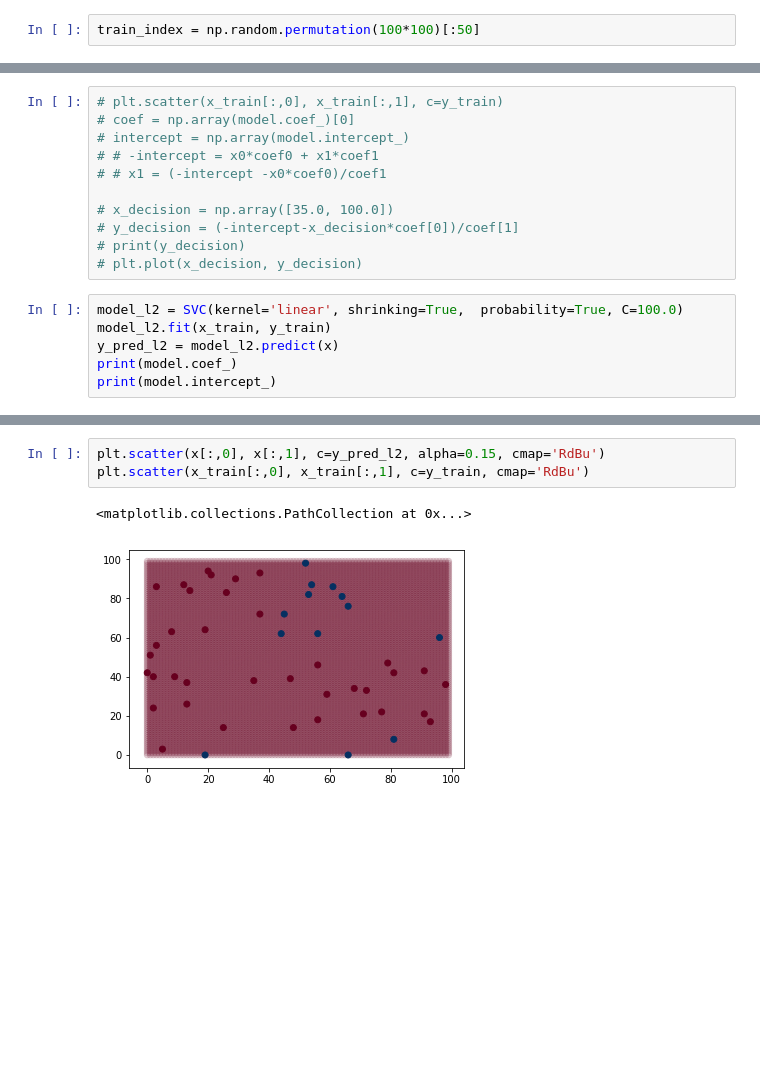
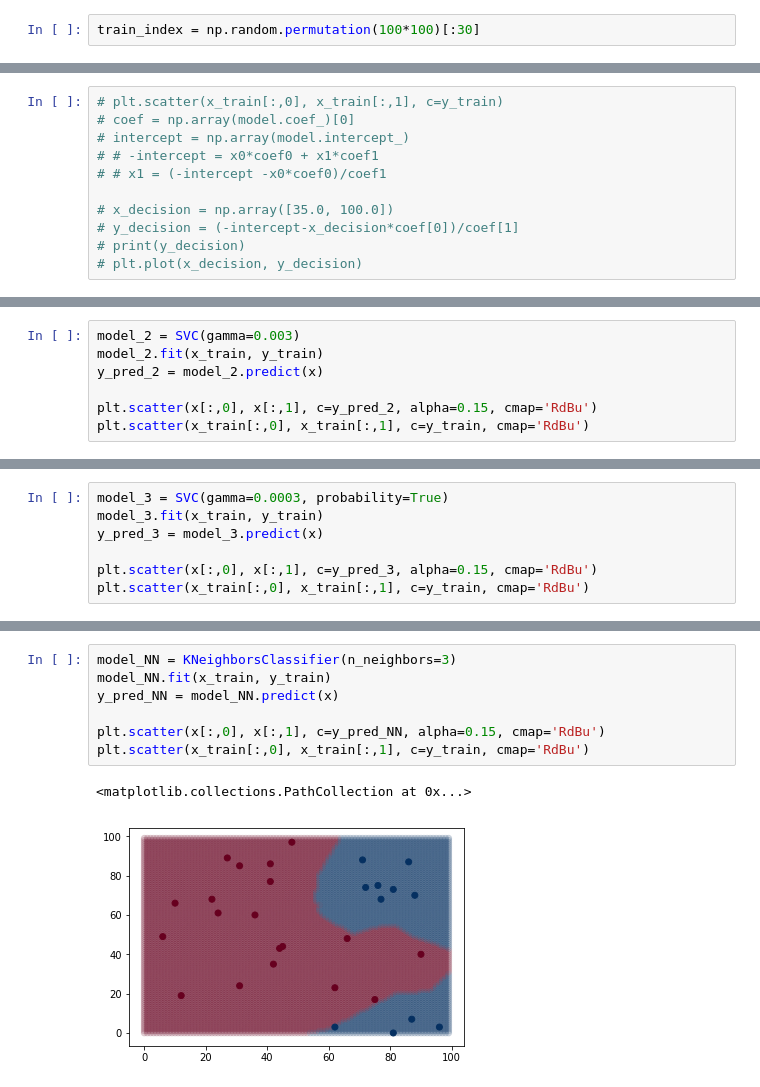
Before and after one commit to geugon/shared_pieces, a Jupyter notebook: SVM_demo.ipynb, the cells around one changed output, grey strips where cells are left out. Drawn from its saved outputs; the diff is of its cells as text; blank space fills up the shorter version.

```diff
--- a/SVM_demo.ipynb
+++ b/SVM_demo.ipynb
@@ -20,5 +21,5 @@ plt.scatter(x[:,0], x[:,1], c=y)
 # %%
-train_index = np.random.permutation(100*100)[:50]
+train_index = np.random.permutation(100*100)[:30]
 # %%
 x_train = x[train_index]
 y_train = y[train_index]
@@ -58,9 +59,3 @@ plt.scatter(x_train[:,0], x_train[:,1], c=y_train, cmap='RdBu')
 # y_decision = (-intercept-x_decision*coef[0])/coef[1]
 # print(y_decision)
 # plt.plot(x_decision, y_decision)
-# %%
-model_l2 = SVC(kernel='linear', shrinking=True,  probability=True, C=100.0)
-model_l2.fit(x_train, y_train)
-y_pred_l2 = model_l2.predict(x)
-print(model.coef_)
-print(model.intercept_)
@@ -69,0 +62,7 @@ print(model.intercept_)
+# %%
+model_2 = SVC(gamma=0.003)
+model_2.fit(x_train, y_train)
+y_pred_2 = model_2.predict(x)
+
+plt.scatter(x[:,0], x[:,1], c=y_pred_2, alpha=0.15, cmap='RdBu')
+plt.scatter(x_train[:,0], x_train[:,1], c=y_train, cmap='RdBu')
@@ -69,0 +72,7 @@ print(model.intercept_)
+# %%
+model_3 = SVC(gamma=0.0003, probability=True)
+model_3.fit(x_train, y_train)
+y_pred_3 = model_3.predict(x)
+
+plt.scatter(x[:,0], x[:,1], c=y_pred_3, alpha=0.15, cmap='RdBu')
+plt.scatter(x_train[:,0], x_train[:,1], c=y_train, cmap='RdBu')
@@ -70,6 +82,10 @@ print(model.intercept_)
 # %%
-plt.scatter(x[:,0], x[:,1], c=y_pred_l2, alpha=0.15, cmap='RdBu')
+model_NN = KNeighborsClassifier(n_neighbors=3)
+model_NN.fit(x_train, y_train)
+y_pred_NN = model_NN.predict(x)
+
+plt.scatter(x[:,0], x[:,1], c=y_pred_NN, alpha=0.15, cmap='RdBu')
 plt.scatter(x_train[:,0], x_train[:,1], c=y_train, cmap='RdBu')
 # %% [output]
 <matplotlib.collections.PathCollection at 0x...>
-[figure, old version]
+[figure, new version]
```
Also changed, not shown: parts of 11 cells of this notebook.
